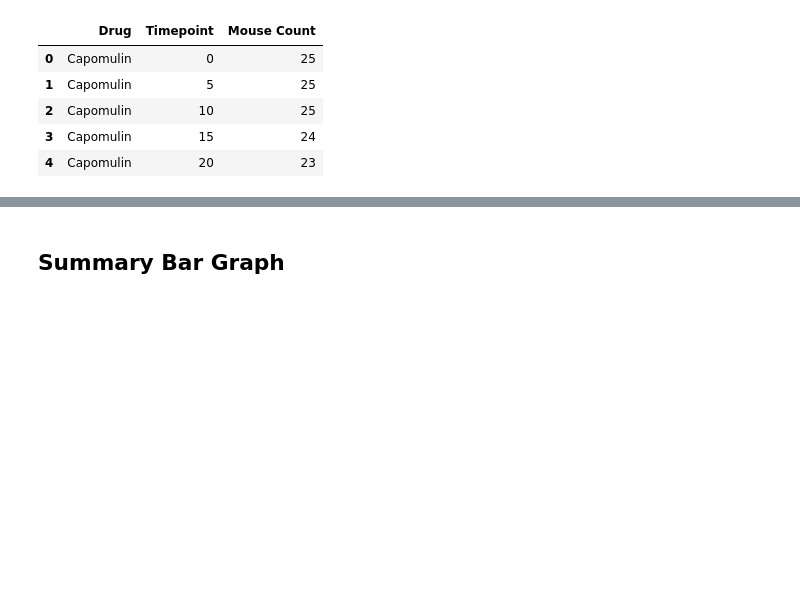
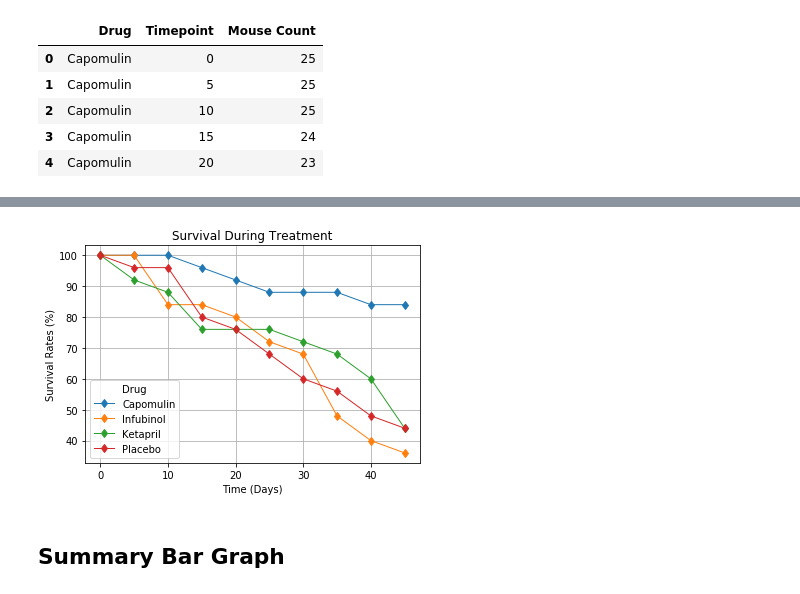
Before and after one commit to kreitlerj/Pymaceuticals, a Jupyter notebook: Pymaceuticals/pymaceuticals_analysis.ipynb, the cells around one changed output, grey strips where cells are left out. Cells and saved outputs as stored; diff of their text form; code cells hidden in the pictures; blank space fills up the shorter version.

Commit message:
Adding survival rates plot and directory for all the plots

```diff
--- a/Pymaceuticals/pymaceuticals_analysis.ipynb
+++ b/Pymaceuticals/pymaceuticals_analysis.ipynb
@@ -228,0 +225,13 @@ survival_study_df = survival_df[['Capomulin', 'Infubinol', 'Ketapril', 'Placebo'
+# %%
+#Creating the dataframes for the 4 treatments to be analyzed
+survival_study_df = survival_summary_df[['Capomulin', 'Infubinol', 'Ketapril', 'Placebo']]
+
+#Changing the data in the data frame from count to percentage - grab the initial mice count at the start
+total_mice = survival_study_df.loc[0,:]
+
+#For loop to calculate the percentages at different time points for each treatment to be evaluated
+for column in survival_study_df:
+    survival_study_df[column] = survival_study_df[column] / total_mice.loc[column] * 100 #dividing by the initial mice count
+
+#Preview the dataframe with percentages
+survival_study_df
@@ -229,10 +251,18 @@ survival_study_df = survival_df[['Capomulin', 'Infubinol', 'Ketapril', 'Placebo'
 # %%
 # Generate the Plot (Accounting for percentages)
+survival_study_df.plot(kind='line', use_index=True, grid=True, marker='d', linewidth=1)
+
+plt.title('Survival During Treatment')
+plt.xlabel('Time (Days)')
+plt.ylabel('Survival Rates (%)')
 
 # Save the Figure
+plt.savefig('plots/Survival Rates.png')
 
 # Show the Figure
 plt.show()
+# %% [output]
+[figure, added]
 # %% [markdown]
 ## Summary Bar Graph
 # %%
```
Also changed, not shown: parts of 5 cells of this notebook, 3 other files.
